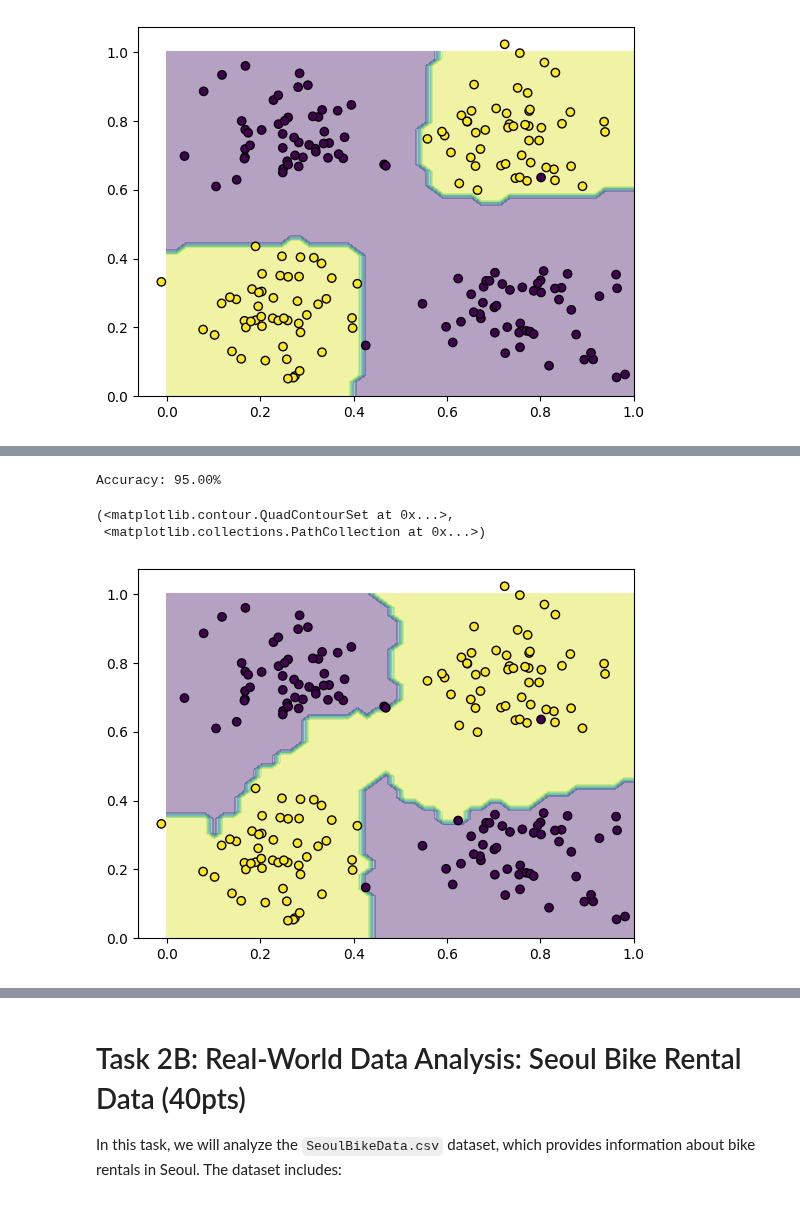
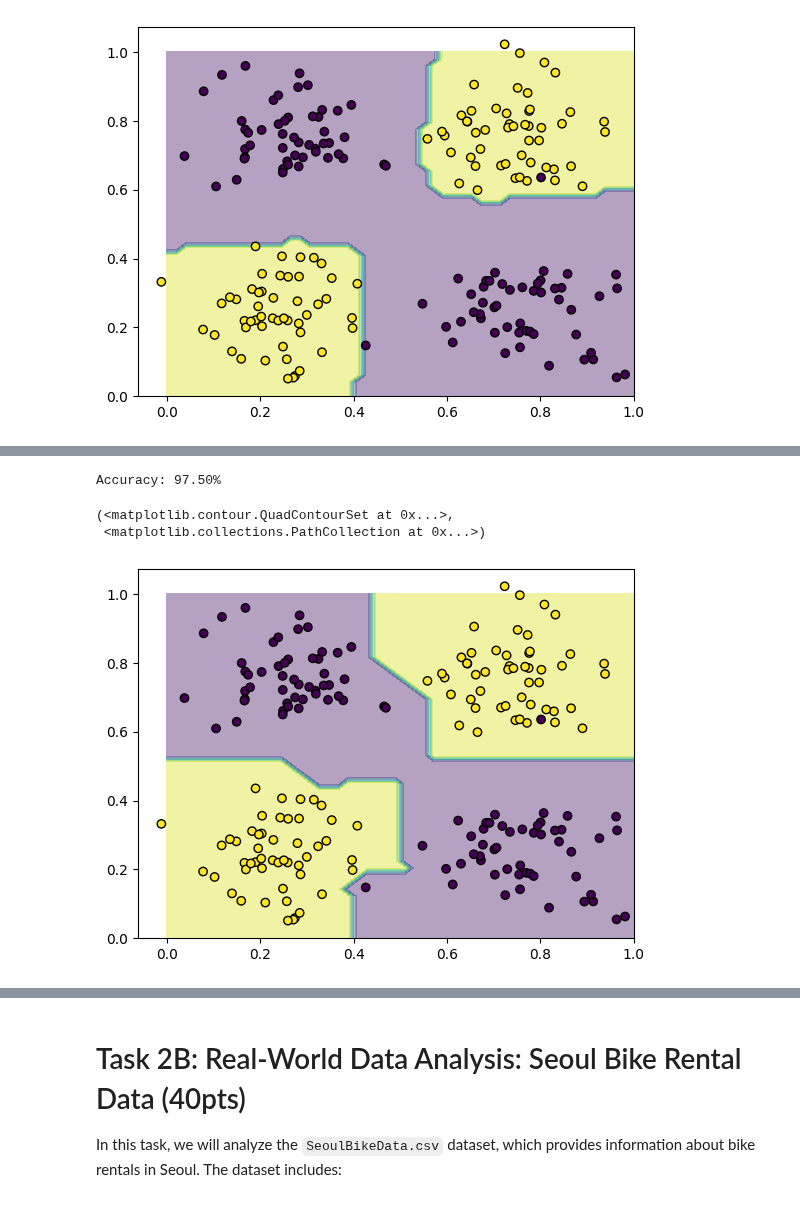
Before and after one commit to nickmvega/machine-learning, a Jupyter notebook: project_2/project2_src_vega_roth.ipynb, the cells around one changed output, grey strips where cells are left out. Cells and saved outputs as stored; diff of their text form; code cells hidden in the pictures.

```diff
--- a/project_2/project2_src_vega_roth.ipynb
+++ b/project_2/project2_src_vega_roth.ipynb
@@ -367,0 +392,7 @@ Accuracy: 97.50%
+# %%
+# perform regression with Gaussian kernel
+model = KernelPerceptron(kernel=GaussianKernel(sigma = 1), T=10)
+model.fit(Xtrain, ytrain)
+ypred = model.predict(Xtest)
+print('Accuracy: %.2f%%' % (accuracy_score(ytest, ypred) * 100))
+plot_decision_bounday_kernel_perceptron(model)
@@ -368,7 +404,7 @@ Accuracy: 97.50%
 # %%
 #### TODO: YOUR CODE HERE
 # perform regression with Gaussian kernel
-model = KernelPerceptron(kernel=GaussianKernel(sigma = 5), T=10)
+model = KernelPerceptron(kernel=GaussianKernel(sigma = 3), T=10)
 model.fit(Xtrain, ytrain)
 ypred = model.predict(Xtest)
 print('Accuracy: %.2f%%' % (accuracy_score(ytest, ypred) * 100))
@@ -380,0 +417,7 @@ Accuracy: 97.50%
+# %%
+# perform regression with Gaussian kernel
+model = KernelPerceptron(kernel=GaussianKernel(sigma = 5), T=10)
+model.fit(Xtrain, ytrain)
+ypred = model.predict(Xtest)
+print('Accuracy: %.2f%%' % (accuracy_score(ytest, ypred) * 100))
+plot_decision_bounday_kernel_perceptron(model)
@@ -380,0 +429,7 @@ Accuracy: 97.50%
+# %%
+# perform regression with Laplace kernel
+model = KernelPerceptron(kernel=LaplaceKernel(sigma = 0.001), T=10)
+model.fit(Xtrain, ytrain)
+ypred = model.predict(Xtest)
+print('Accuracy: %.2f%%' % (accuracy_score(ytest, ypred) * 100))
+plot_decision_bounday_kernel_perceptron(model)
@@ -381,13 +441,13 @@ Accuracy: 97.50%
 # %%
 #### TODO: YOUR CODE HERE
 # perform regression with Laplace kernel
-model = KernelPerceptron(kernel=LaplaceKernel(sigma = 5), T=10)
+model = KernelPerceptron(kernel=LaplaceKernel(sigma = 0.0015), T=10)
 model.fit(Xtrain, ytrain)
 ypred = model.predict(Xtest)
 print('Accuracy: %.2f%%' % (accuracy_score(ytest, ypred) * 100))
 plot_decision_bounday_kernel_perceptron(model)
 # %% [output]
-Accuracy: 95.00%
+Accuracy: 97.50%
 (<matplotlib.contour.QuadContourSet at 0x...>,
  <matplotlib.collections.PathCollection at 0x...>)
-[figure, old version]
+[figure, new version]
```
Also changed, not shown: parts of 11 cells of this notebook.
